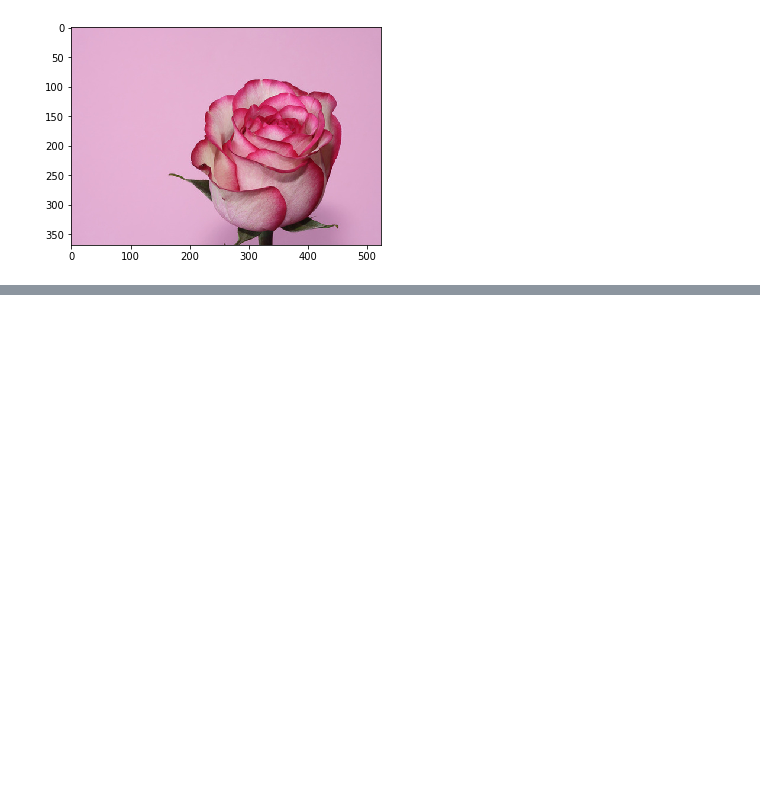
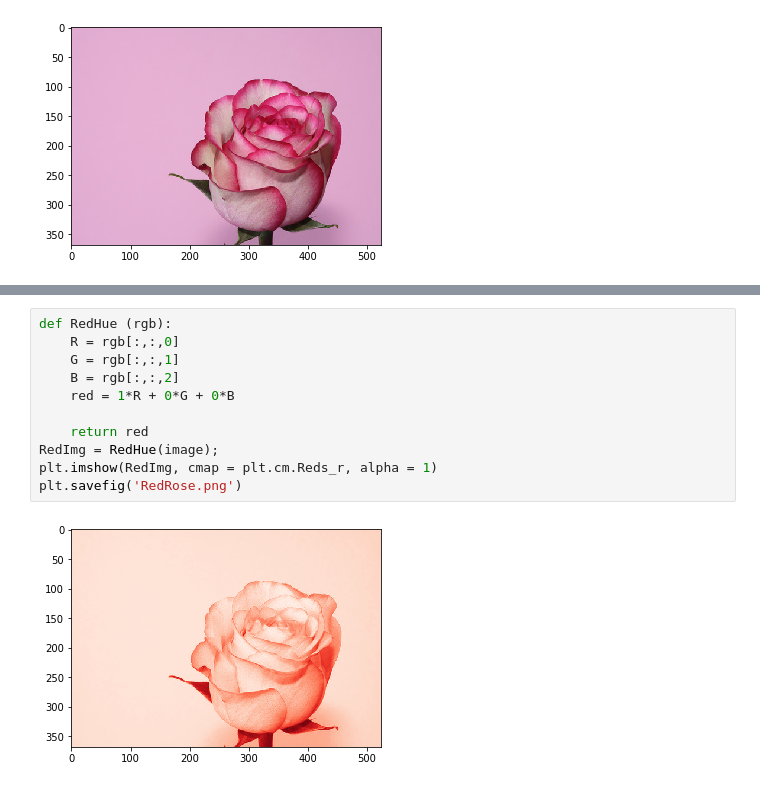
Before and after one commit to chloequinto/ImgProc, a Jupyter notebook: Project/Color Filtering.ipynb, the cells around one changed output, grey strips where cells are left out. Cells and saved outputs as stored; diff of their text form; blank space fills up the shorter version.

```diff
--- a/Project/Color Filtering.ipynb
+++ b/Project/Color Filtering.ipynb
@@ -120,0 +71,13 @@ SyntaxError: positional argument follows keyword argument (<ipython-input-30-938
+# %%
+def RedHue (rgb):
+    R = rgb[:,:,0]
+    G = rgb[:,:,1]
+    B = rgb[:,:,2]
+    red = 1*R + 0*G + 0*B
+
+    return red
+RedImg = RedHue(image);
+plt.imshow(RedImg, cmap = plt.cm.Reds_r, alpha = 1)
+plt.savefig('RedRose.png')
+# %% [output]
+[figure, added]
```
Also changed, not shown: parts of 48 cells of this notebook, 16 other files.
